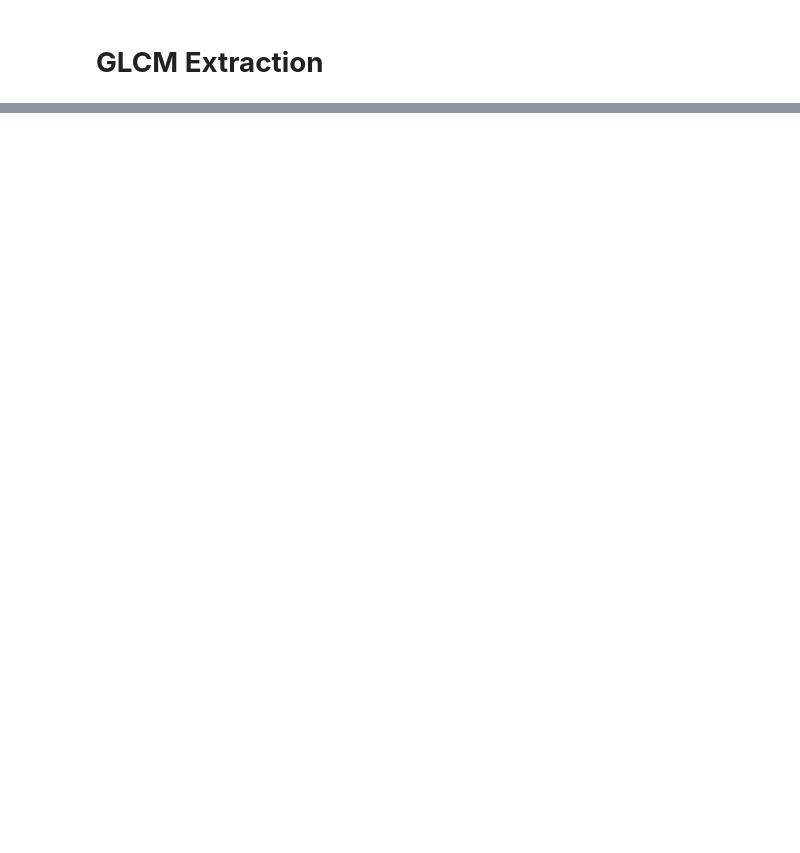
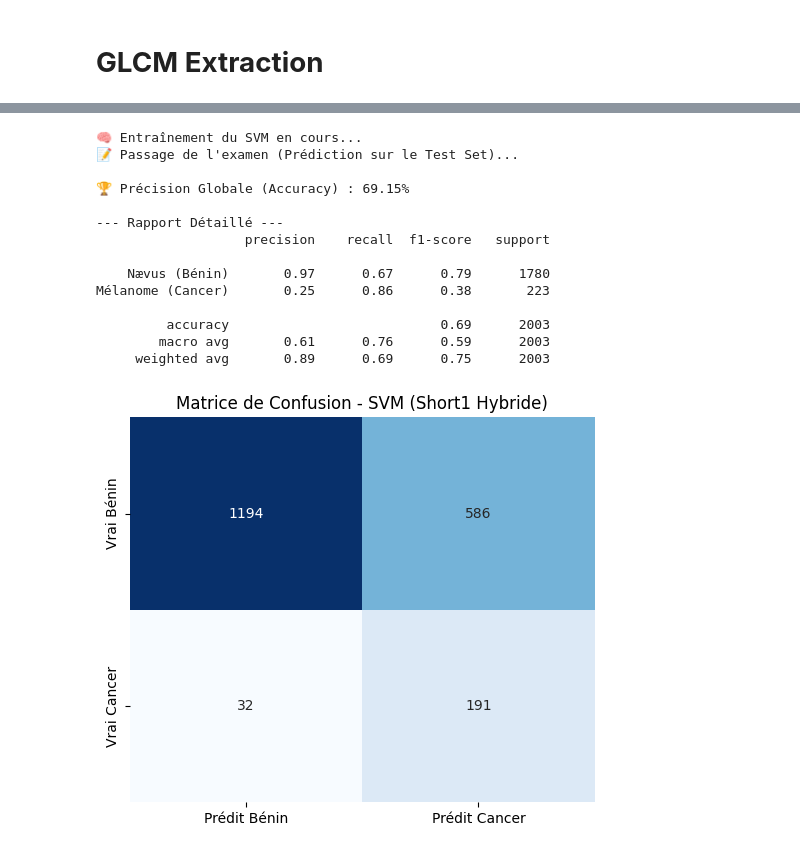
Before and after one commit to oussvm21x/Skin-Lesion-Classification-ISIC, a Jupyter notebook: skin-lesion-classification-isic.ipynb, the cells around one changed output, grey strips where cells are left out. Saved outputs shown, nothing was run; the diff lists cells and outputs as text; code cells hidden in the pictures; blank space fills up the shorter version.

Commit message:
Kaggle Notebook | Skin-Lesion-Classification-ISIC | Version 4 | Model A

```diff
--- a/skin-lesion-classification-isic.ipynb
+++ b/skin-lesion-classification-isic.ipynb
@@ -330,0 +441,20 @@ Corrélation   : 0.9871 (Motifs linéaires)
+# %%
+def extract_all_features(image_path):
+    """
+    Appelle tous les modules validés et fusionne les résultats.
+    Structure du vecteur final : [GLCM (5) + Couleur (3) + LBP (256)] = 264 Features
+    """
+    # 1. Cleaning (Dull Razor Strict)
+    # Note: We get only the clenaed img , not the mask
+    img, _ = preprocess_paper_strict(image_path)
+    if img is None: return None
+
+    # 2. Specialized calls
+    glcm_vector = extract_glcm_features(img)          # 5 values
+    color_vector = extract_color_variegation(img)     # 3 values
+    lbp_vector = extract_lbp_features(img)            # 256 values
+
+    # 3. Fusion
+    final_vector = np.concatenate([glcm_vector, color_vector, lbp_vector])
+
+    return final_vector
@@ -330,0 +569,51 @@ Corrélation   : 0.9871 (Motifs linéaires)
+# %%
+from sklearn.svm import SVC
+from sklearn.preprocessing import StandardScaler
+from sklearn.pipeline import make_pipeline
+from sklearn.metrics import classification_report, confusion_matrix, accuracy_score
+import seaborn as sns
+import matplotlib.pyplot as plt
+
+# 1. Création du Pipeline (Nettoyage automatique + SVM)
+# On utilise un noyau RBF (Radial Basis Function) comme suggéré dans la littérature (ex: Javaid et al.)
+svm_model = make_pipeline(StandardScaler(), SVC(kernel='rbf', C=1.0, random_state=42))
+
+# 2. Entraînement (C'est ici qu'il apprend)
+print("🧠 Entraînement du SVM en cours...")
+svm_model.fit(X_train, y_train)
+
+# 3. Prédiction (L'examen)
+print("📝 Passage de l'examen (Prédiction sur le Test Set)...")
+y_pred_svm = svm_model.predict(X_test)
+
+# 4. Résultats
+acc = accuracy_score(y_test, y_pred_svm)
+print(f"\n🏆 Précision Globale (Accuracy) : {acc*100:.2f}%")
+
+print("\n--- Rapport Détaillé ---")
+print(classification_report(y_test, y_pred_svm, target_names=['Nævus (Bénin)', 'Mélanome (Cancer)']))
+
+# 5. Matrice de Confusion Visuelle
+cm = confusion_matrix(y_test, y_pred_svm)
+plt.figure(figsize=(6, 5))
+sns.heatmap(cm, annot=True, fmt='d', cmap='Blues', cbar=False,
+            xticklabels=['Prédit Bénin', 'Prédit Cancer'],
+            yticklabels=['Vrai Bénin', 'Vrai Cancer'])
+plt.title('Matrice de Confusion - SVM (Short1 Hybride)')
+plt.show()
+# %% [output]
+🧠 Entraînement du SVM en cours...
+📝 Passage de l'examen (Prédiction sur le Test Set)...
+
+🏆 Précision Globale (Accuracy) : 69.15%
+
+--- Rapport Détaillé ---
+                   precision    recall  f1-score   support
+
+    Nævus (Bénin)       0.97      0.67      0.79      1780
+Mélanome (Cancer)       0.25      0.86      0.38       223
+
+         accuracy                           0.69      2003
+        macro avg       0.61      0.76      0.59      2003
+     weighted avg       0.89      0.69      0.75      2003
+[figure, added]
```
Also changed, not shown: parts of 13 cells of this notebook.
